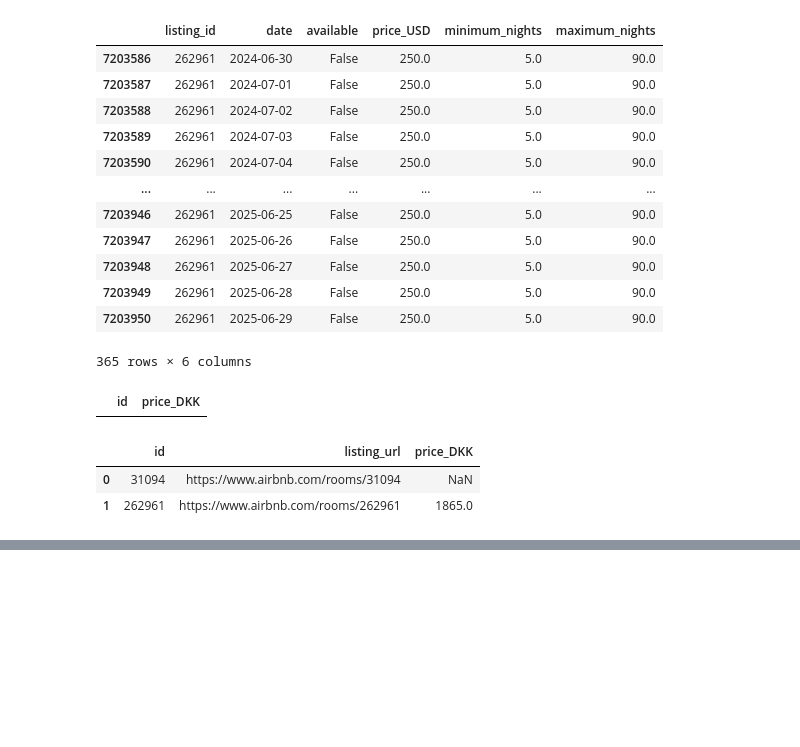
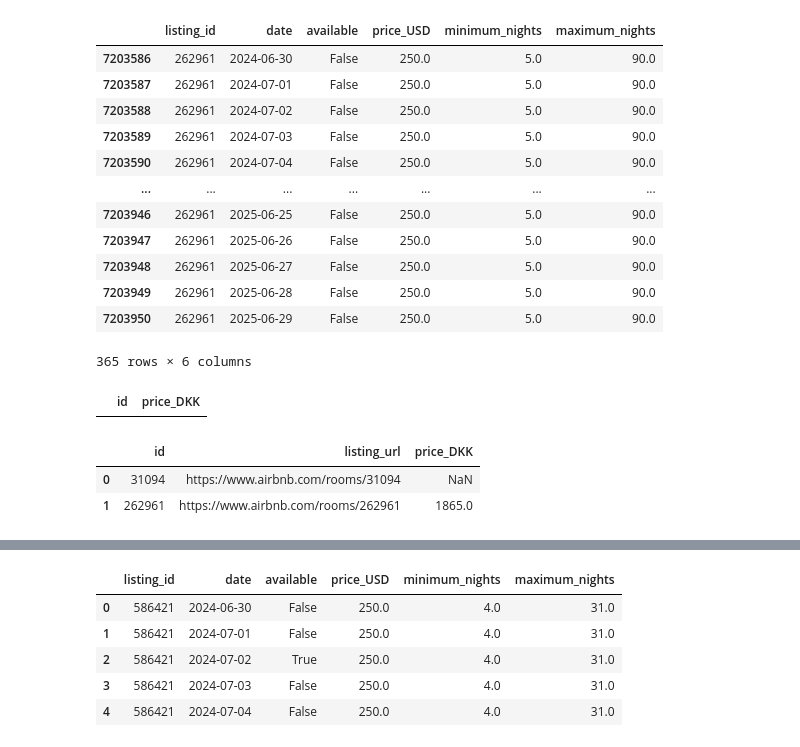
Before and after one commit to elto21ab/DMV, a Jupyter notebook: explore-ELIAS.ipynb, the cells around one changed output, grey strips where cells are left out. Drawn from its saved outputs; the diff is of its cells as text; code cells hidden in the pictures; blank space fills up the shorter version.

```diff
--- a/explore-ELIAS.ipynb
+++ b/explore-ELIAS.ipynb
@@ -323,0 +565,9 @@ rev.describe()
+# %%
+cal_df.head()
+# %% [output]
+|  | listing_id | date | available | price_USD | minimum_nights | maximum_nights |
+| 0 | 586421 | 2024-06-30 | False | 250.0 | 4.0 | 31.0 |
+| 1 | 586421 | 2024-07-01 | False | 250.0 | 4.0 | 31.0 |
+| 2 | 586421 | 2024-07-02 | True | 250.0 | 4.0 | 31.0 |
+| 3 | 586421 | 2024-07-03 | False | 250.0 | 4.0 | 31.0 |
+| 4 | 586421 | 2024-07-04 | False | 250.0 | 4.0 | 31.0 |
```
Also changed, not shown: parts of 58 cells of this notebook, 4 other files.
